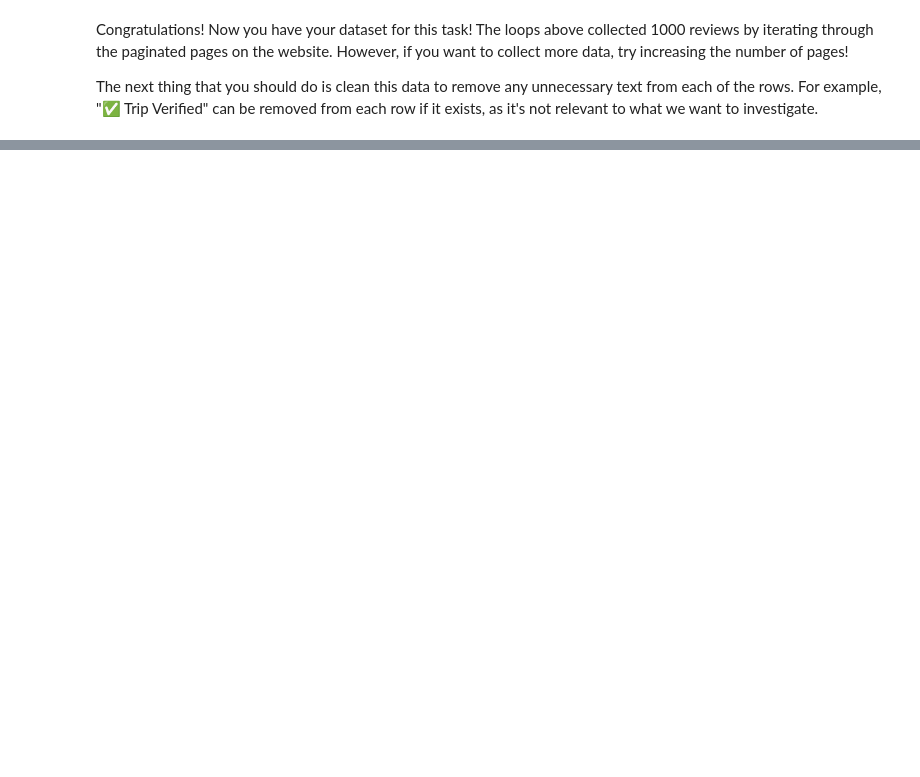
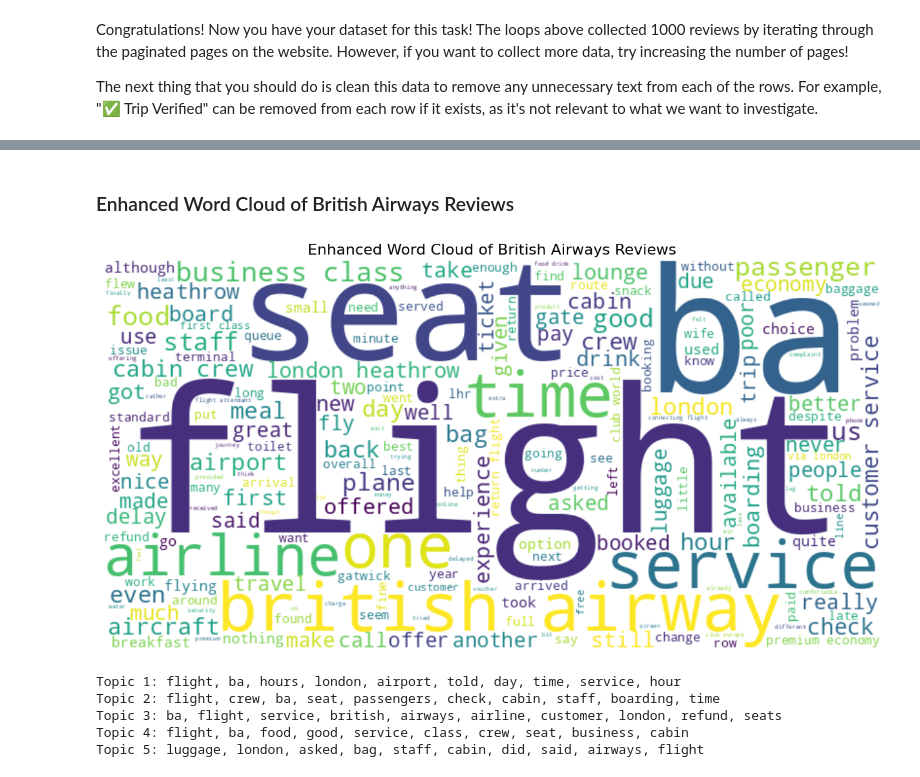
Before and after one commit to randellmwania/british_airways_reviews_sentiment-analysis, a Jupyter notebook: BA_EDA.ipynb, the cells around one changed output, grey strips where cells are left out. Cells and saved outputs as stored; diff of their text form; code cells hidden in the pictures; blank space fills up the shorter version.

```diff
--- a/BA_EDA.ipynb
+++ b/BA_EDA.ipynb
@@ -80,0 +165,22 @@ df.to_csv("data/BA_reviews.csv")
+# %%
+import re
+
+# Function to remove prefixesimport re
+def remove_prefixes(text):
+    prefixes = [
+        r'✅\s*Trip Verified\s*\|',
+        r'Not Verified\s*\|',
+        r'✅\s*verified review\s*\|',
+        r'❎\s*not verified\s*\|',
+        r'❎\s*unverified\s*\|'
+    ]
+    pattern = '^(' + '|'.join(prefixes) + r')\s*'
+    return re.sub(pattern, '', text, flags=re.IGNORECASE)
+
+# Apply the function and other cleaning steps
+data['review'] = data['review'].apply(remove_prefixes)
+data['review'] = data['review'].str.lower()
+data['review'] = data['review'].str.replace('[^\w\s]', '')
+
+# Verify the changes
+print(data.head())
@@ -470,0 +330,50 @@ From the above we can determine that Majority of the reviews towards British Air
+# %% [markdown]
+### Enhanced Word Cloud of British Airways Reviews
+# %%
+# Generate word cloud
+text = ' '.join(data['review'])
+
+# Tokenize and remove stopwords
+stop_words = set(stopwords.words('english'))
+word_tokens = word_tokenize(text.lower())
+filtered_text = ' '.join([word for word in word_tokens if word.isalnum() and word not in stop_words])
+
+# Create and generate a word cloud image
+wordcloud = WordCloud(width=800, height=400,
+                      background_color='white',
+                      max_words=200,
+                      contour_width=3,
+                      contour_color='steelblue').generate(filtered_text)
+
+# Display the generated image
+plt.figure(figsize=(12, 6))
+plt.imshow(wordcloud, interpolation='bilinear')
+plt.axis('off')
+plt.title('Enhanced Word Cloud of British Airways Reviews', fontsize=16)
+plt.tight_layout(pad=0)
+plt.show()
+# %% [output]
+[figure, added]
+# %%
+
+# Prepare data for topic modeling
+vectorizer = CountVectorizer(max_df=0.95, min_df=2, stop_words='english')
+doc_term_matrix = vectorizer.fit_transform(data['review'])
+
+# Perform LDA
+lda = LatentDirichletAllocation(n_components=5, random_state=42)
+lda.fit(doc_term_matrix)
+
+# Print top words for each topic
+def print_top_words(model, feature_names, n_top_words):
+    for topic_idx, topic in enumerate(model.components_):
+        top_words = [feature_names[i] for i in topic.argsort()[:-n_top_words - 1:-1]]
+        print(f"Topic {topic_idx + 1}: {', '.join(top_words)}")
+
+print_top_words(lda, vectorizer.get_feature_names_out(), 10)
+# %% [output]
+Topic 1: flight, ba, hours, london, airport, told, day, time, service, hour
+Topic 2: flight, crew, ba, seat, passengers, check, cabin, staff, boarding, time
+Topic 3: ba, flight, service, british, airways, airline, customer, london, refund, seats
+Topic 4: flight, ba, food, good, service, class, crew, seat, business, cabin
+Topic 5: luggage, london, asked, bag, staff, cabin, did, said, airways, flight
```
Also changed, not shown: parts of 41 cells of this notebook, 17 other files.
